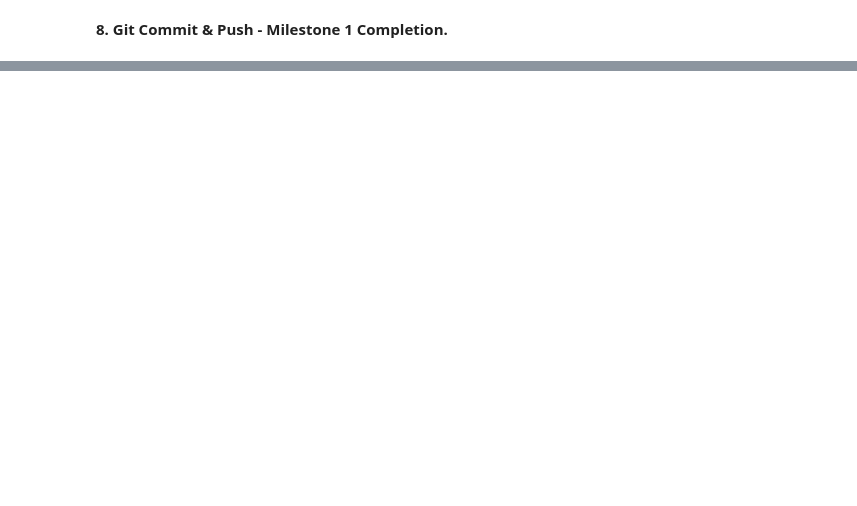
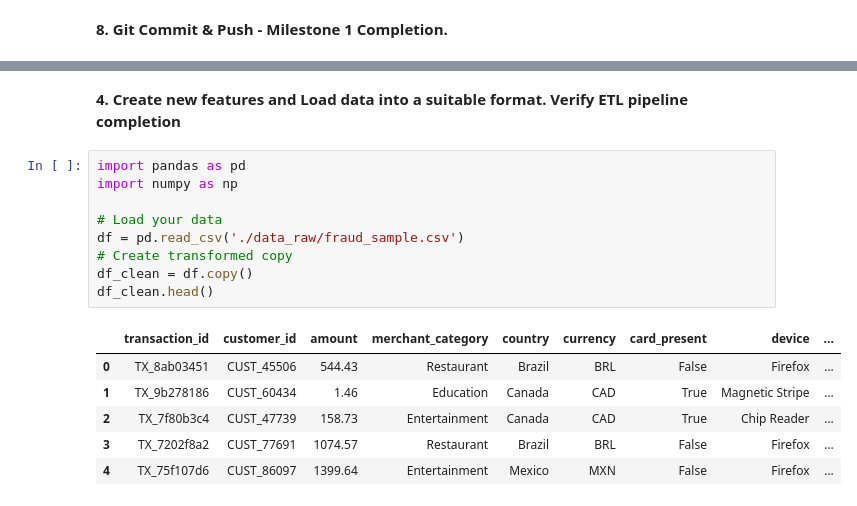
Before and after one commit to arphaxad1985/Fraud_analysis, a Jupyter notebook: notebooks/Project Management Assignment.ipynb, the cells around one changed output, grey strips where cells are left out. Drawn from its saved outputs; the diff is of its cells as text; blank space fills up the shorter version.

Commit message:
Complete Milestone 2 - ETL pipeline implementation

```diff
--- a/notebooks/Project Management Assignment.ipynb
+++ b/notebooks/Project Management Assignment.ipynb
@@ -285,0 +402,18 @@ To https://github.com/arphaxad1985/Fraud_analysis.git
+# %% [markdown]
+**4.** **Create new features and Load data into a suitable format. Verify ETL pipeline completion**
+# %%
+import pandas as pd
+import numpy as np
+
+# Load your data
+df = pd.read_csv('./data_raw/fraud_sample.csv')
+# Create transformed copy
+df_clean = df.copy()
+df_clean.head()
+# %% [output]
+|  | transaction_id | customer_id | amount | merchant_category | country | currency | card_present | device | ... |
+| 0 | TX_8ab03451 | CUST_45506 | 544.43 | Restaurant | Brazil | BRL | False | Firefox | ... |
+| 1 | TX_9b278186 | CUST_60434 | 1.46 | Education | Canada | CAD | True | Magnetic Stripe | ... |
+| 2 | TX_7f80b3c4 | CUST_47739 | 158.73 | Entertainment | Canada | CAD | True | Chip Reader | ... |
+| 3 | TX_7202f8a2 | CUST_77691 | 1074.57 | Restaurant | Brazil | BRL | False | Firefox | ... |
+| 4 | TX_75f107d6 | CUST_86097 | 1399.64 | Entertainment | Mexico | MXN | False | Firefox | ... |
```
Also changed, not shown: parts of 22 cells of this notebook, 2 other files.
